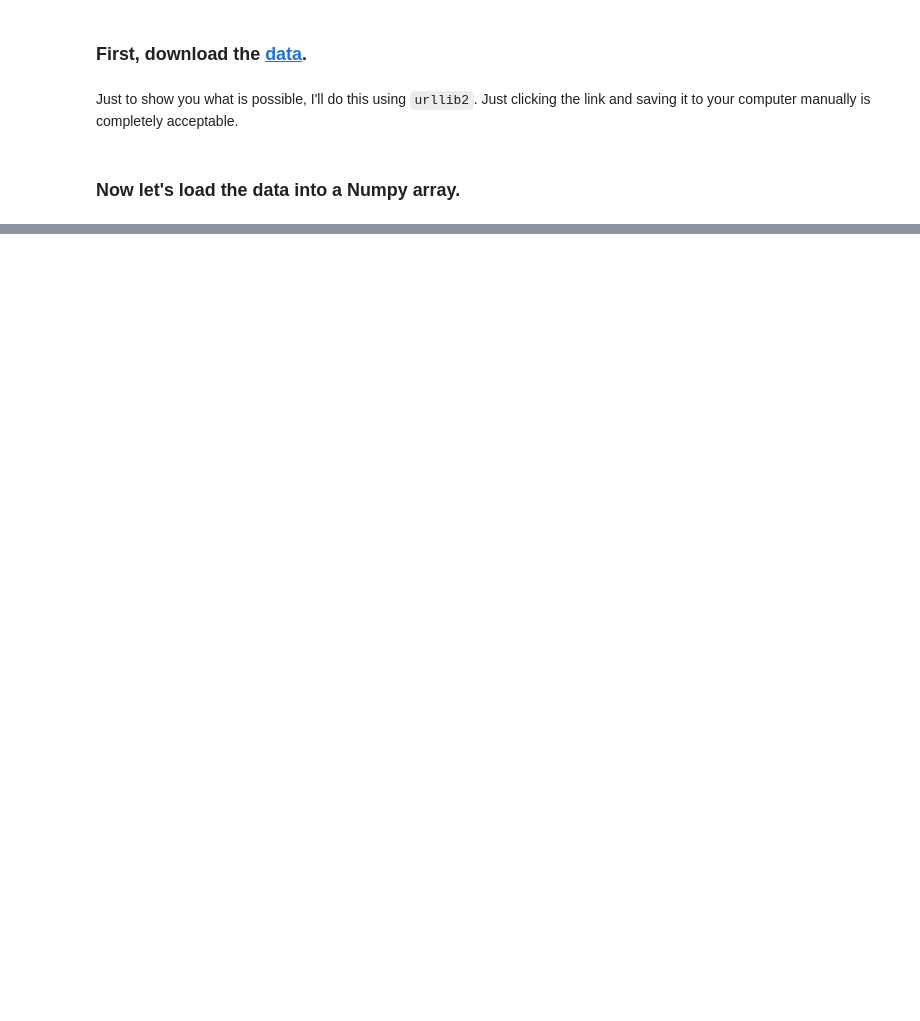
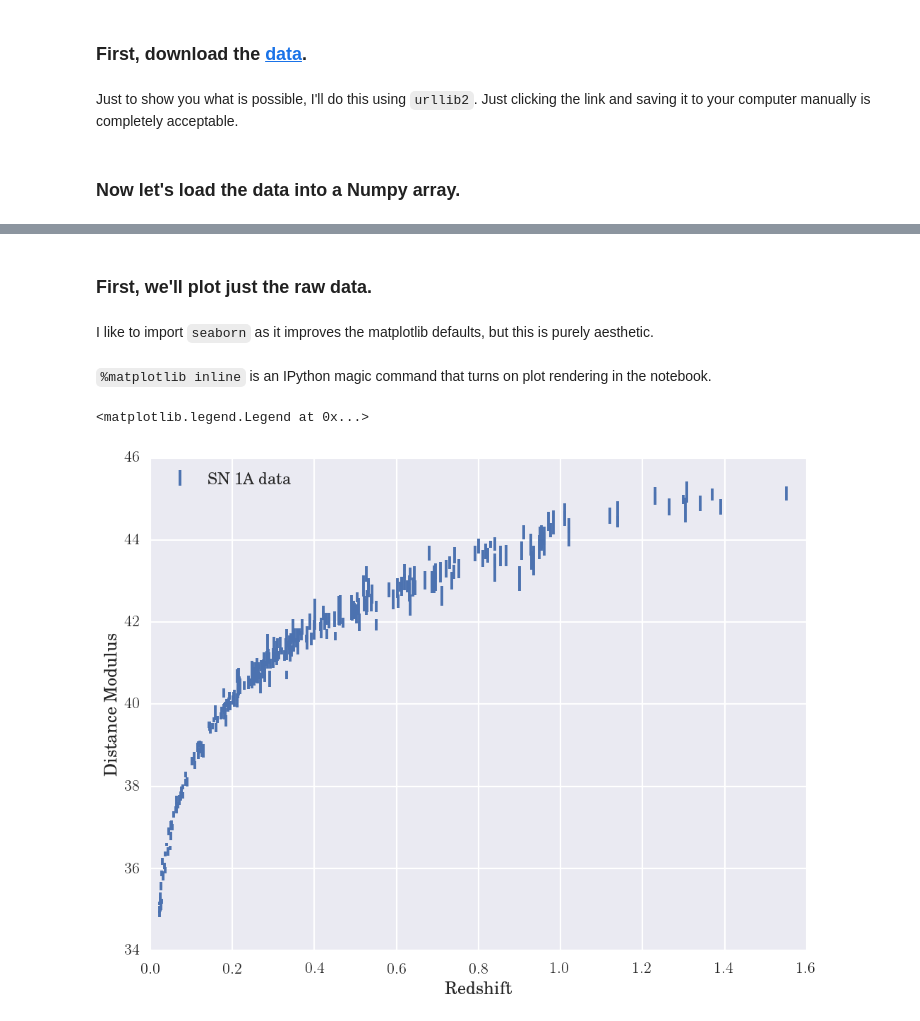
Before and after one commit to hummel/AST376_FALL2014, a Jupyter notebook: homework3.ipynb, the cells around one changed output, grey strips where cells are left out. Drawn from its saved outputs; the diff is of its cells as text; code cells hidden in the pictures; blank space fills up the shorter version.

```diff
--- a/homework3.ipynb
+++ b/homework3.ipynb
@@ -27,0 +27,24 @@ DM_err = SNdata[:,2]
+# %%
+SNdata = SNdata[SNdata[:,0].argsort()] #This sorts SNdata by the values in column 0.
+z_data = SNdata[:,0]
+DM_data = SNdata[:,1]
+DM_err = SNdata[:,2]
+# %% [markdown]
+### First, we'll plot just the raw data.
+# %% [markdown]
+I like to import `seaborn` as it improves the matplotlib defaults, but this is purely aesthetic.
+# %%
+import seaborn as sns
+sns.set_context('poster')
+%matplotlib inline
+# %% [markdown]
+`%matplotlib inline` is an IPython magic command that turns on plot rendering in the notebook.
+# %%
+from matplotlib import pyplot as plt
+plt.errorbar(z_data, DM_data, yerr=DM_err, ls='none', label='SN 1A data')
+plt.xlabel('Redshift')
+plt.ylabel('Distance Modulus')
+plt.legend(loc=0)
+# %% [output]
+<matplotlib.legend.Legend at 0x...>
+[figure, added]
```
Also changed, not shown: parts of 36 cells of this notebook.
